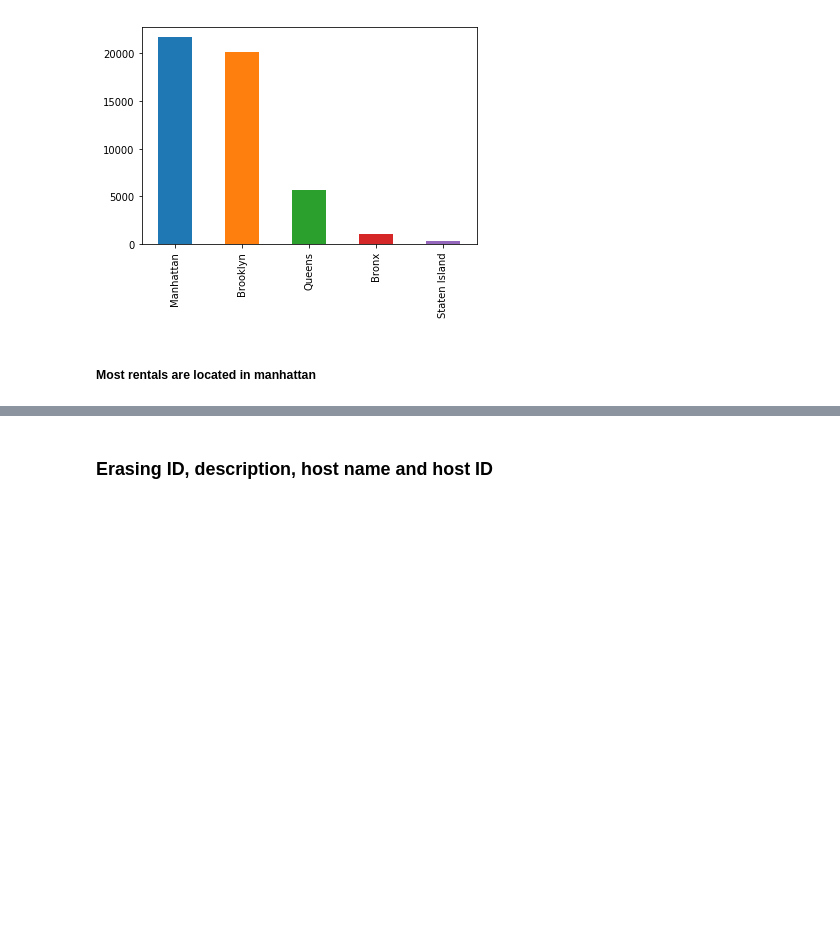
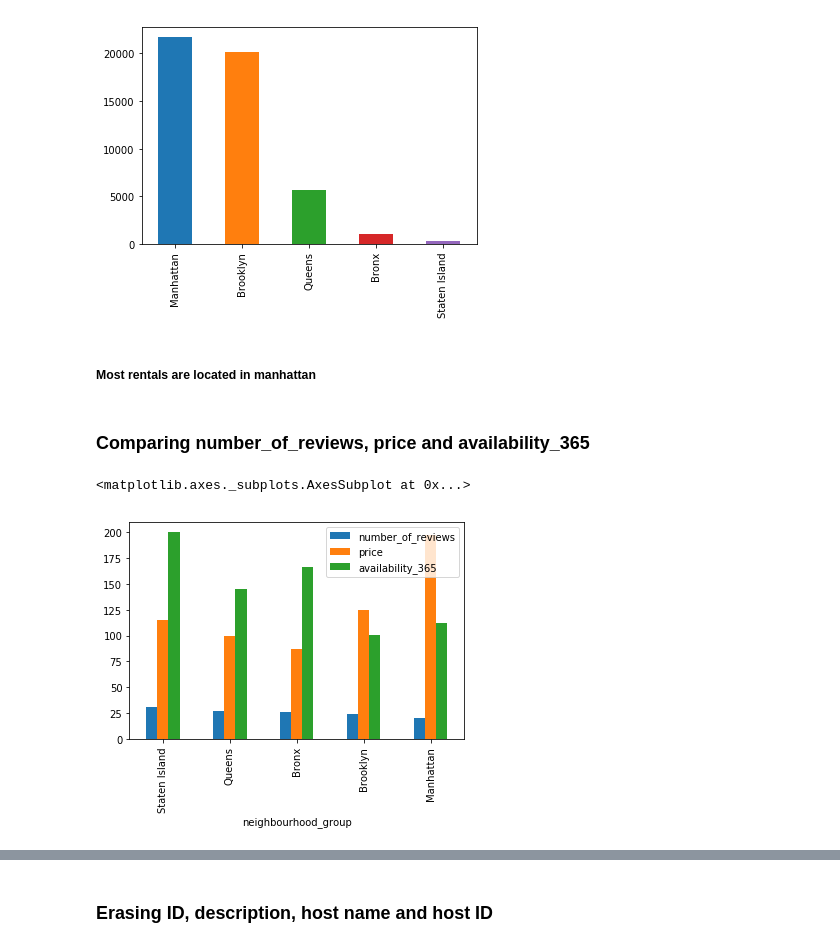
Before and after one commit to leosquintero/Airbnb-data-science-project, a Jupyter notebook: AirBnb EDA.ipynb, the cells around one changed output, grey strips where cells are left out. Drawn from its saved outputs; the diff is of its cells as text; code cells hidden in the pictures; blank space fills up the shorter version.

```diff
--- a/AirBnb EDA and Analysis.ipynb
+++ b/AirBnb EDA.ipynb
@@ -159,3 +159,10 @@ bnb['neighbourhood_group'].value_counts().plot.bar()
 [figure]
 # %% [markdown]
 ##### Most rentals are located in manhattan
+# %% [markdown]
+### Comparing number_of_reviews, price and availability_365
+# %%
+bnb.groupby('neighbourhood_group')['number_of_reviews', "price", 'availability_365'].mean().sort_values(ascending = False, by = 'number_of_reviews').plot.bar()
+# %% [output]
+<matplotlib.axes._subplots.AxesSubplot at 0x...>
+[figure, added]
```
Also changed, not shown: parts of 2 cells of this notebook.
